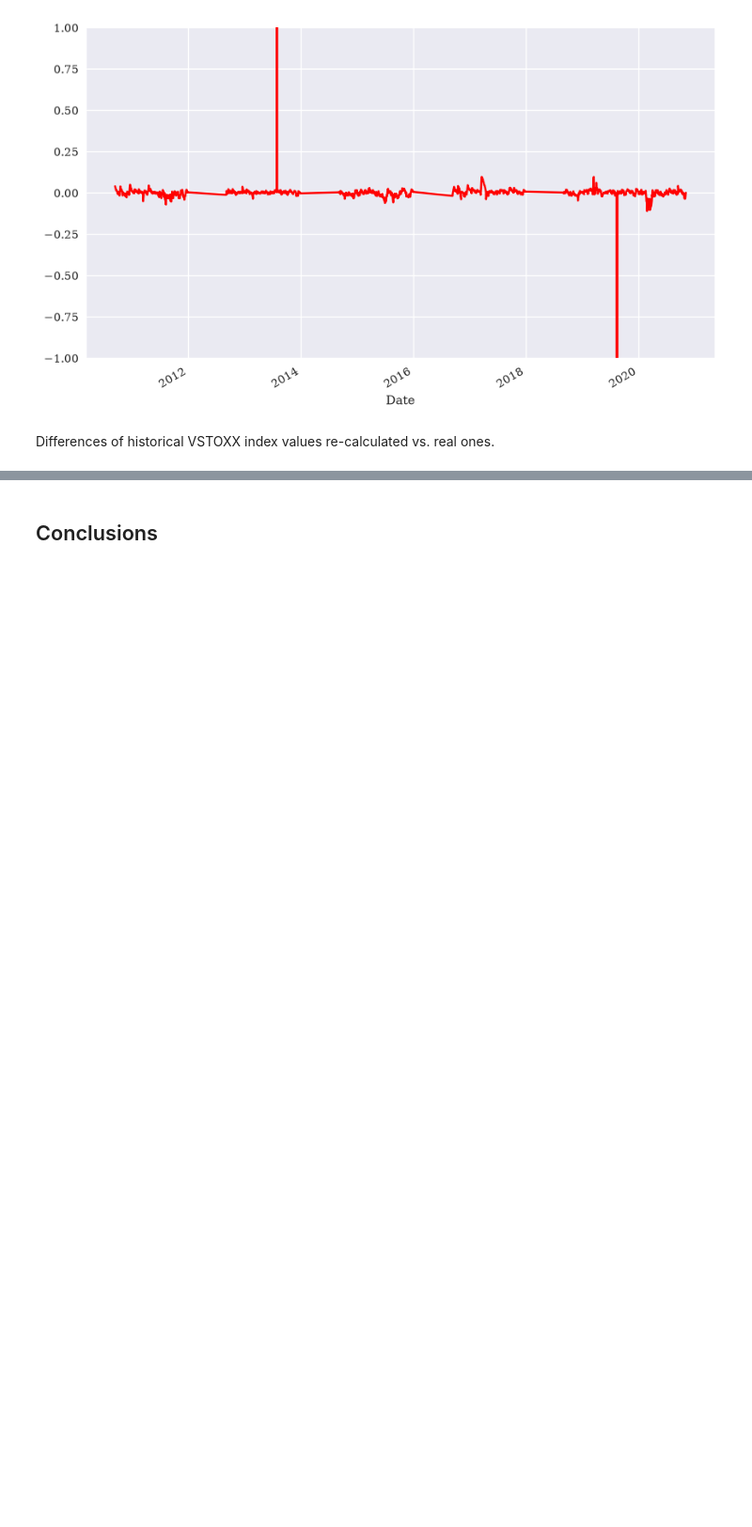
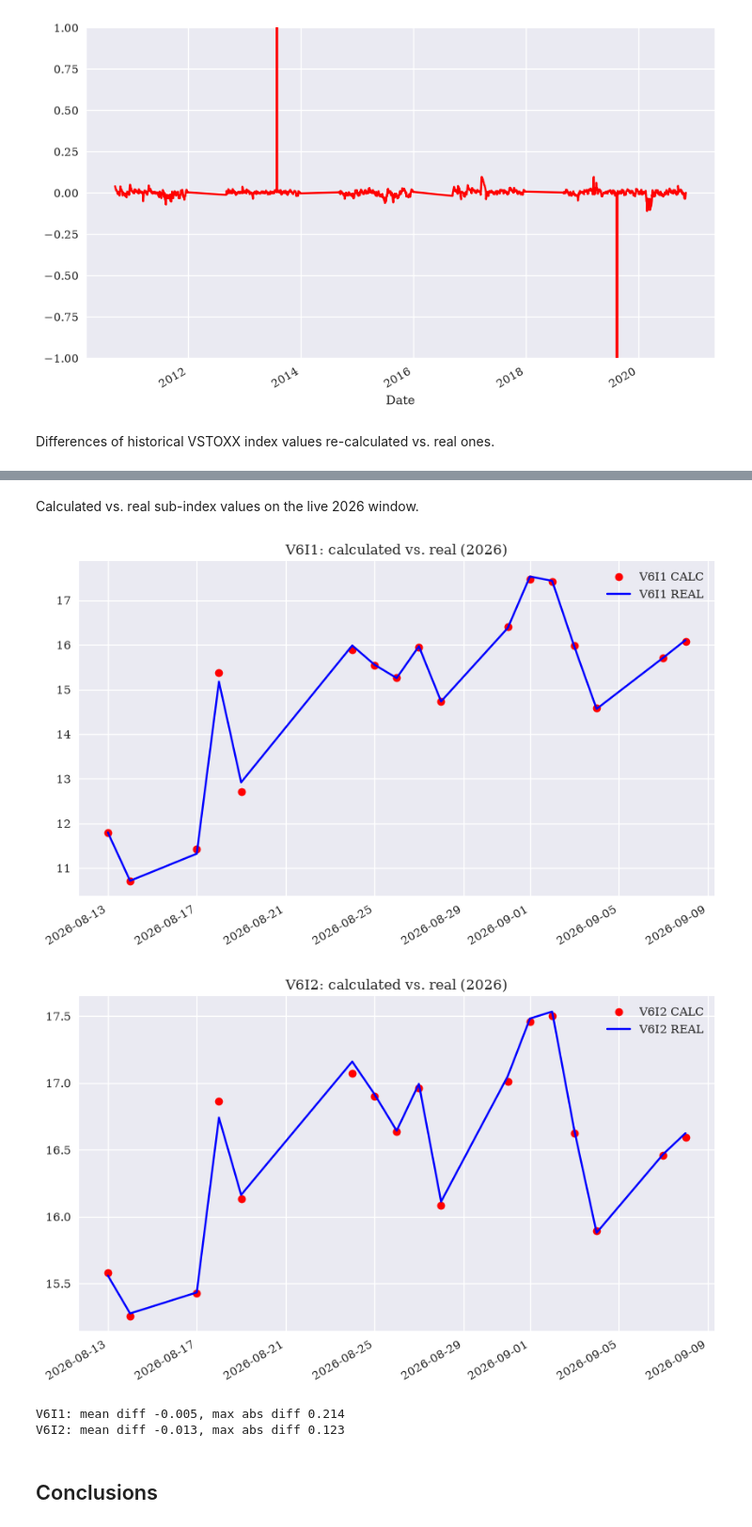
Before and after one commit to tuanito/lvvd, a Jupyter notebook: code/05_vstoxx_index.ipynb, the cells around one changed output, grey strips where cells are left out. Shown at 94% size. Saved outputs shown, nothing was run; the diff lists cells and outputs as text; code cells hidden in the pictures; blank space fills up the shorter version.

```diff
--- a/code/05_vstoxx_index.ipynb
+++ b/code/05_vstoxx_index.ipynb
@@ -570,0 +575,5 @@ data['Difference'].plot(figsize=(10, 6), style="r", grid=True,
+# %%
+import index_subindex_calculation as isc
+si_live = isc.make_subindex('data/', filename='index_option_series_live.h5',
+                            key_prefix='/options/OESX/')
+si_live[['V6I1', 'V6I2']]
@@ -570,0 +600,5 @@ data['Difference'].plot(figsize=(10, 6), style="r", grid=True,
+# %%
+real = pd.read_csv('data/stoxx_indices.csv', index_col=0, parse_dates=True)
+comp_live = pd.DataFrame({'V6I1 CALC': si_live['V6I1'], 'V6I1 REAL': real['V6I1'],
+                          'V6I2 CALC': si_live['V6I2'], 'V6I2 REAL': real['V6I2']}).dropna()
+comp_live.round(2)
@@ -571,3 +624,21 @@ data['Difference'].plot(figsize=(10, 6), style="r", grid=True,
+# %% [markdown]
+Calculated vs. real sub-index values on the live 2026 window.
+# %%
+comp_live[['V6I1 CALC', 'V6I1 REAL']].plot(style=['ro', 'b-'], figsize=(10, 6),
+         title='V6I1: calculated vs. real (2026)');
+comp_live[['V6I2 CALC', 'V6I2 REAL']].plot(style=['ro', 'b-'], figsize=(10, 6),
+         title='V6I2: calculated vs. real (2026)');
+# %% [output]
+[figure, added]
+[figure, added]
+# %%
+for col in ('V6I1', 'V6I2'):
+    diff = comp_live[col + ' CALC'] - comp_live[col + ' REAL']
+    print('%s: mean diff %+.3f, max abs diff %.3f'
+          % (col, diff.mean(), diff.abs().max()))
+# %% [output]
+V6I1: mean diff -0.005, max abs diff 0.214
+V6I2: mean diff -0.013, max abs diff 0.123
 # %% [markdown]
 ## Conclusions
 # %% [markdown]
```
Also changed, not shown: parts of 6 cells of this notebook, 3 other files.
